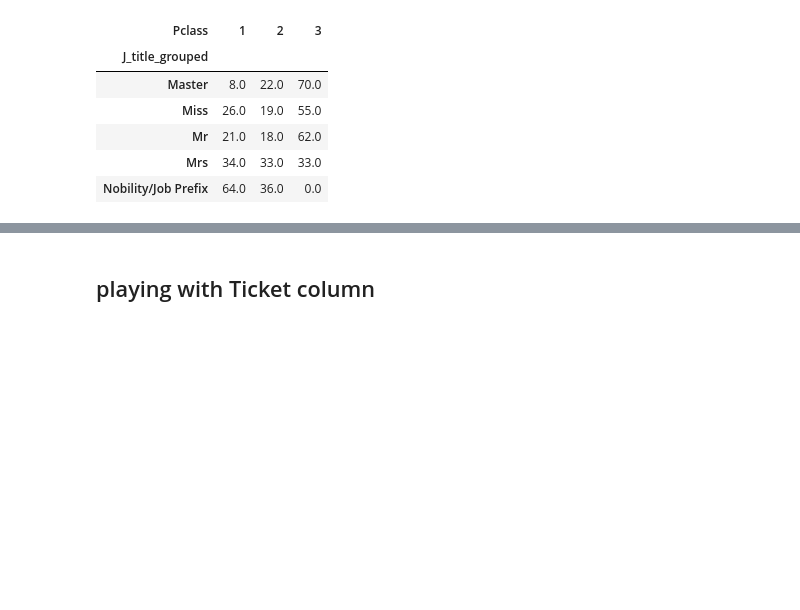
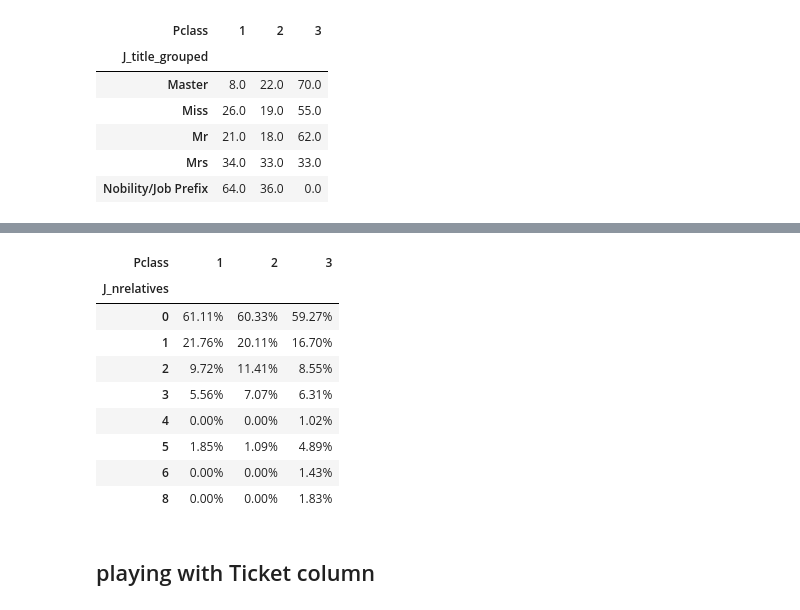
Before and after one commit to jackg1787/titanic_ml, a Jupyter notebook: notebooks/1_explore_data.ipynb, the cells around one changed output, grey strips where cells are left out. Saved outputs shown, nothing was run; the diff lists cells and outputs as text; code cells hidden in the pictures; blank space fills up the shorter version.

```diff
--- a/notebooks/1_explore_data.ipynb
+++ b/notebooks/1_explore_data.ipynb
@@ -319,3 +332,20 @@ display(pd.crosstab(data['J_nrelatives'], data['Pclass']))
+# %%
+# people in 3rd class are more likely to have more relatives, but still it is not many of them that have 3+.
+(100*pd.crosstab(data['J_nrelatives'],
+                 data['Pclass']).div(pd.crosstab(data['J_nrelatives'],
+                                                 data['Pclass']).sum(axis=0),
+                                     axis=1)).style.background_gradient(axis=0).format("{:.2f}%")
+# %% [output]
+| Pclass | 1 | 2 | 3 |
+| J_nrelatives |  |  |  |
+| 0 | 61.11% | 60.33% | 59.27% |
+| 1 | 21.76% | 20.11% | 16.70% |
+| 2 | 9.72% | 11.41% | 8.55% |
+| 3 | 5.56% | 7.07% | 6.31% |
+| 4 | 0.00% | 0.00% | 1.02% |
+| 5 | 1.85% | 1.09% | 4.89% |
+| 6 | 0.00% | 0.00% | 1.43% |
+| 8 | 0.00% | 0.00% | 1.83% |
 # %% [markdown]
 ## playing with Ticket column
 # %%
```
Also changed, not shown: parts of 3 cells of this notebook, 4 other files.
